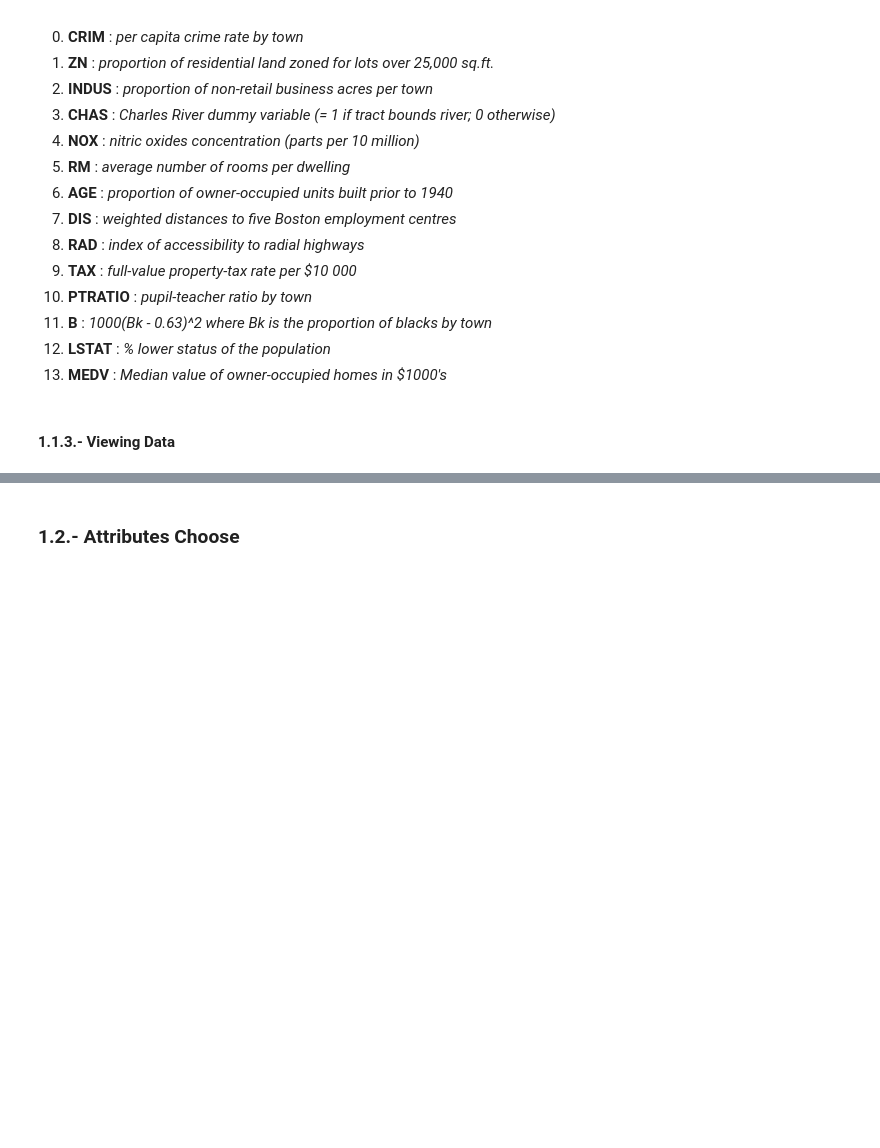
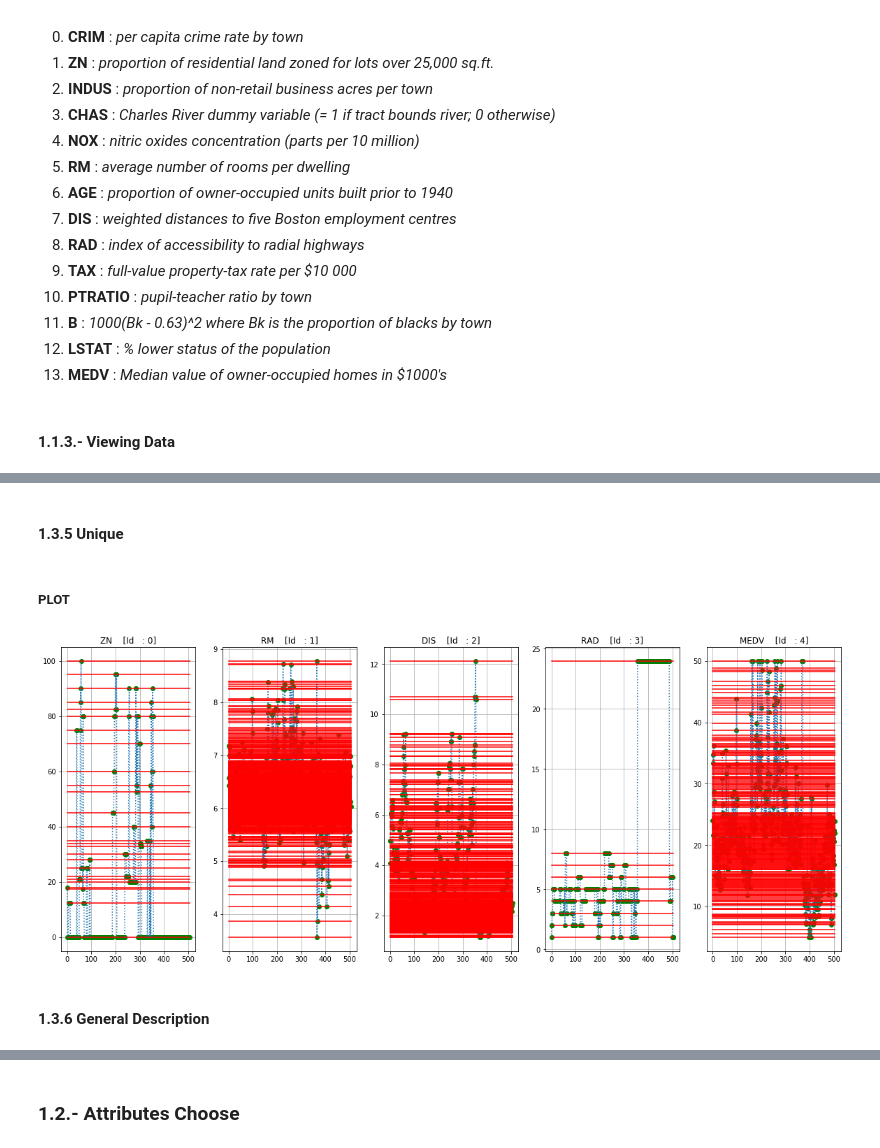
Before and after one commit to jahirmedinacs/datamining-p1, a Jupyter notebook: Practica1.ipynb, the cells around one changed output, grey strips where cells are left out. Drawn from its saved outputs; the diff is of its cells as text; code cells hidden in the pictures; blank space fills up the shorter version.

```diff
--- a/Practica1.ipynb
+++ b/Practica1.ipynb
@@ -73,0 +87,3 @@ boston_dataset
+# %%
+case_data_Boston = boston_dataset.iloc[:,[1, 5, 7, 8, 13]].copy()
+case_data_Boston.columns = ["Available x25K ft", "Rooms", "Distance", "Accessibility", "Cost x 1K"]
@@ -73,0 +92,4 @@ boston_dataset
+# %%
+case_data_Boston_norm = (case_data_Boston - case_data_Boston.min())
+case_data_Boston_norm = (case_data_Boston_norm / case_data_Boston_norm.max())
+case_data_Boston = case_data_Boston_norm * 100
@@ -73,0 +256,2 @@ boston_dataset
+# %% [markdown]
+#### 1.3.5 Unique
@@ -73,0 +263,15 @@ boston_dataset
+# %% [markdown]
+##### PLOT
+# %%
+dummy_DataFrame_plotter(case_data_Boston,
+                        grid_subplot=[1,5],
+                        plot_size=(20,8),
+                        grid=True,
+                        mixed_style=True,
+                        plot_style=['go', ':'],
+                        have_lines=True,
+                        constant_values=unique_container).show()
+# %% [output]
+[figure, added]
+# %% [markdown]
+#### 1.3.6 General Description
```
Also changed, not shown: parts of 84 cells of this notebook, 17 other files.
